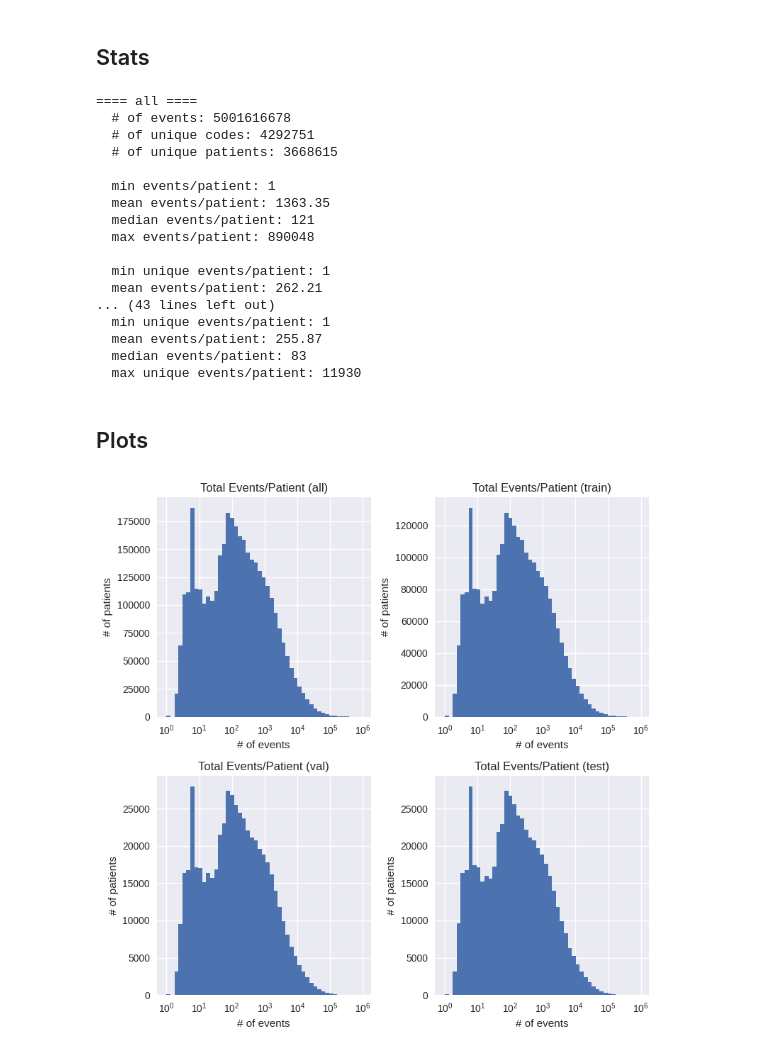
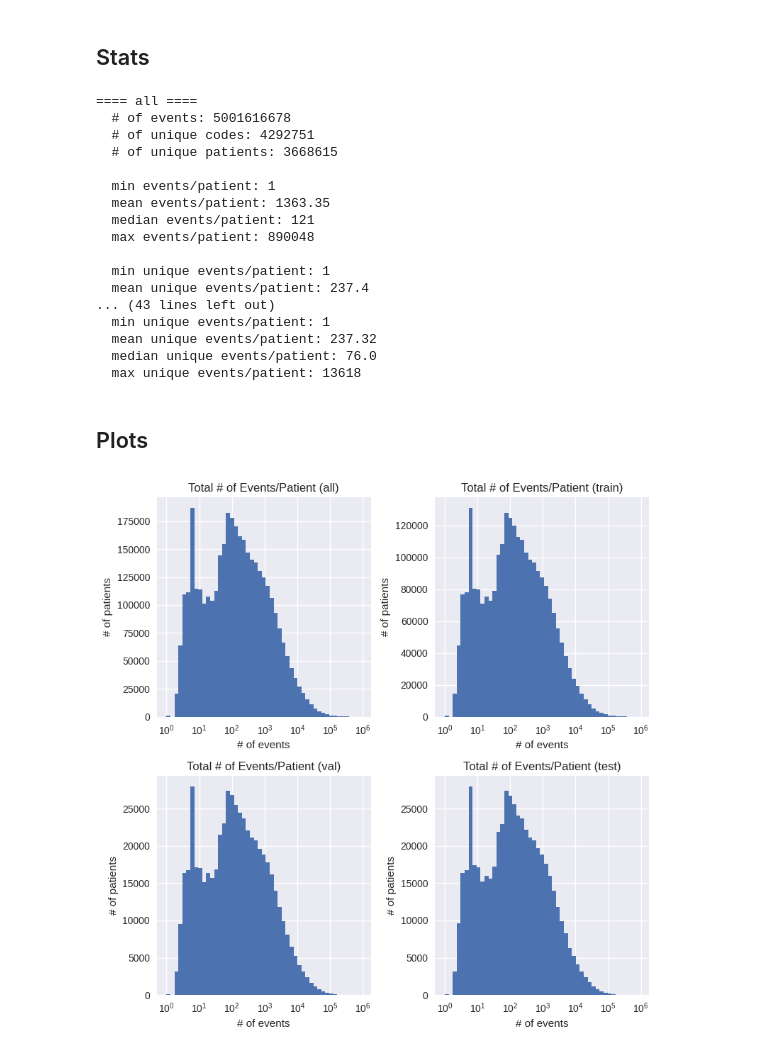
Before and after one commit to som-shahlab/hf_ehr, a Jupyter notebook: hf_ehr/stats/dataset_stats.ipynb, the cells around one changed output. Cells and saved outputs as stored; diff of their text form; code cells hidden in the pictures.

Commit message:
dataset stats

```diff
--- a/hf_ehr/stats/dataset_stats.ipynb
+++ b/hf_ehr/stats/dataset_stats.ipynb
@@ -18,7 +20,7 @@ path_to_v9_stats_dir: str = os.path.join(PATH_TO_CACHE_DIR, 'dataset_stats', 'v9
 # %%
 # Load data
 code_2_count = json.load(open(os.path.join(path_to_v8_stats_dir, 'code_2_count.json'), 'r'))
-code_2_patient_count = json.load(open(os.path.join(path_to_v8_stats_dir, 'code_2_patient_count.json'), 'r'))
+code_2_unique_patient_count = json.load(open(os.path.join(path_to_v8_stats_dir, 'code_2_unique_patient_count.json'), 'r'))
 patient_2_sequence_length = json.load(open(os.path.join(path_to_v8_stats_dir, 'patient_2_sequence_length.json'), 'r'))
 patient_2_unique_sequence_length = json.load(open(os.path.join(path_to_v8_stats_dir, 'patient_2_unique_sequence_length.json'), 'r'))
 # %% [markdown]
@@ -55,29 +57,27 @@ for split in SPLITS:
   max events/patient: 890048
 
   min unique events/patient: 1
-  mean events/patient: 262.21
+  mean unique events/patient: 237.4
 ... (43 lines left out)
   min unique events/patient: 1
-  mean events/patient: 255.87
-  median events/patient: 83
-  max unique events/patient: 11930
+  mean unique events/patient: 237.32
+  median unique events/patient: 76.0
+  max unique events/patient: 13618
 # %% [markdown]
 ## Plots
 # %%
-# Distribution of events/patient for each split, one in each subplot of a 2x2 grid. Use a for loop over SPLITS
-fig, axs = plt.subplots(2, 2, figsize=(8, 8))
-# log spaced bins
-min_value = min(min(patient_2_sequence_length[split].values()) for split in SPLITS)
-max_value = max(max(patient_2_sequence_length[split].values()) for split in SPLITS)
-bins = np.logspace(np.log10(min_value), np.log10(max_value), 50)
-for i, split in enumerate(SPLITS):
-    axs[i//2, i%2].hist(patient_2_sequence_length[split].values(), bins=bins)
-    axs[i//2, i%2].set_title(f"Total # of Events/Patient ({split})")
-    axs[i//2, i%2].set_xscale('log')
-    axs[i//2, i%2].set_xlabel("# of events")
-    axs[i//2, i%2].set_ylabel("# of patients")
-plt.tight_layout()
-plt.savefig(os.path.join(path_to_v8_stats_dir, 'patient_2_sequence_length.png'))
-plt.show()
+def plot_histogram(data, path_to_output_file: str, title: str, x_label: str, y_label: str):
+    fig, axs = plt.subplots(2, 2, figsize=(8, 8))
+    # log spaced bins
+    min_value = min(min(data[split].values()) for split in SPLITS)
+    max_value = max(max(data[split].values()) for split in SPLITS)
+    bins = np.logspace(np.log10(min_value), np.log10(max_value), 50)
+    for i, split in enumerate(SPLITS):
+        axs[i//2, i%2].hist(data[split].values(), bins=bins)
+        axs[i//2, i%2].set_title(f"{title} ({split})")
+        axs[i//2, i%2].set_xscale('log')
+        axs[i//2, i%2].set_xlabel("# of events")
+        axs[i//2, i%2].set_ylabel("# of patients")
+    plt.tight_layout()
+    plt.savefig(path_to_output_file)
+    plt.show()
-# %% [output]
-[figure, removed]
@@ -115,0 +84,6 @@ plt.show()
+# %%
+# Distribution of events/patient for each split, one in each subplot of a 2x2 grid. Use a for loop over SPLITS
+plot_histogram(patient_2_sequence_length, os.path.join(path_to_v8_stats_dir, 'patient_2_sequence_length.png'),
+                'Total # of Events/Patient', '# of events', '# of patients')
+# %% [output]
+[figure, added]
```
Also changed, not shown: parts of 6 cells of this notebook, 1 other file.
